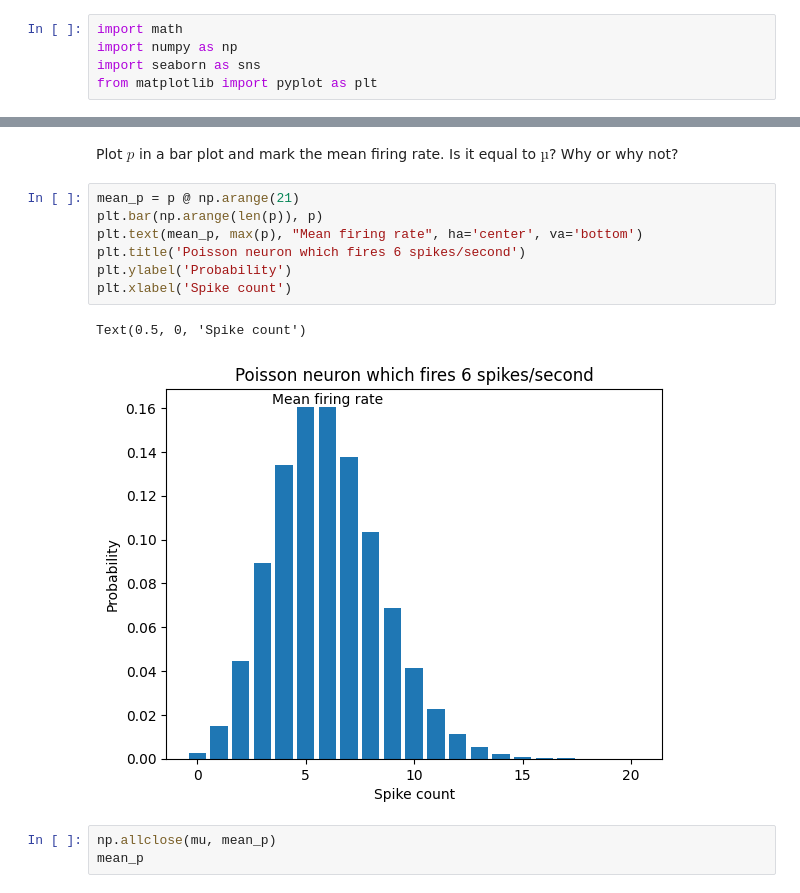
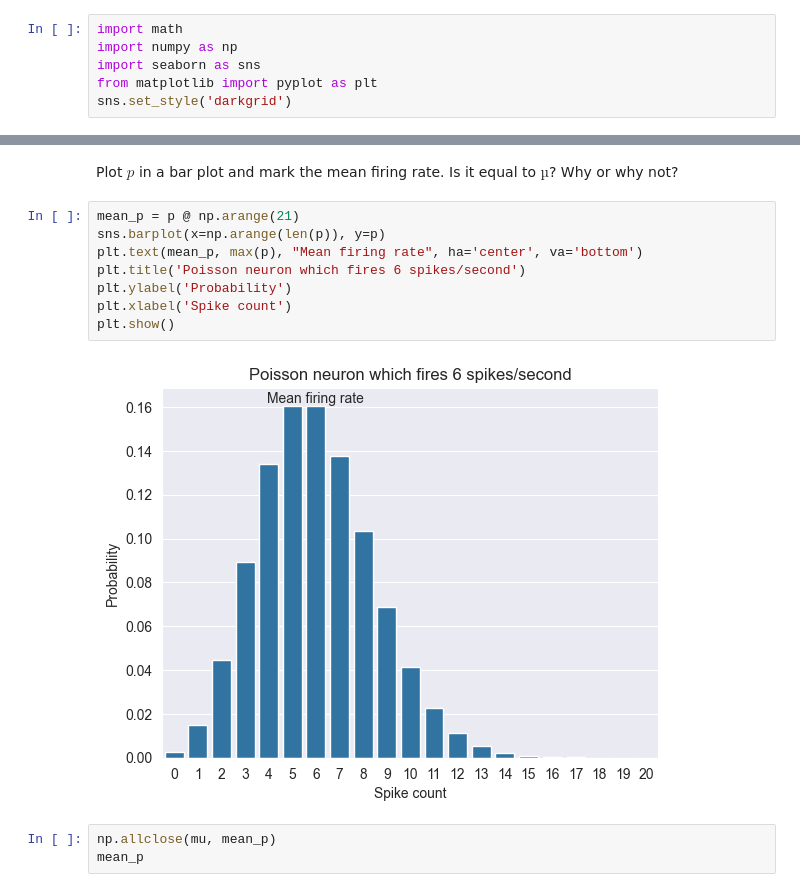
Before and after one commit to lukearend/math-tools, a Jupyter notebook: homework/hw4/HW4_Q2_Arend.ipynb, the cells around one changed output, grey strips where cells are left out. Drawn from its saved outputs; the diff is of its cells as text.

```diff
--- a/homework/hw4/HW4_Q2_Arend.ipynb
+++ b/homework/hw4/HW4_Q2_Arend.ipynb
@@ -5,6 +5,7 @@ import math
 import numpy as np
 import seaborn as sns
 from matplotlib import pyplot as plt
+sns.set_style('darkgrid')
 # %% [markdown]
 The Poisson distribution is commonly used to model neural spike counts:
 
@@ -34,14 +35,14 @@ np.sum(p)
 Plot $p$ in a bar plot and mark the mean firing rate. Is it equal to $µ$? Why or why not?
 # %%
 mean_p = p @ np.arange(21)
-plt.bar(np.arange(len(p)), p)
+sns.barplot(x=np.arange(len(p)), y=p)
 plt.text(mean_p, max(p), "Mean firing rate", ha='center', va='bottom')
 plt.title('Poisson neuron which fires 6 spikes/second')
 plt.ylabel('Probability')
 plt.xlabel('Spike count')
+plt.show()
 # %% [output]
-Text(0.5, 0, 'Spike count')
-[figure, old version]
+[figure, new version]
 # %%
 np.allclose(mu, mean_p)
 mean_p
```
Also changed, not shown: parts of 5 cells of this notebook, 5 other files.
